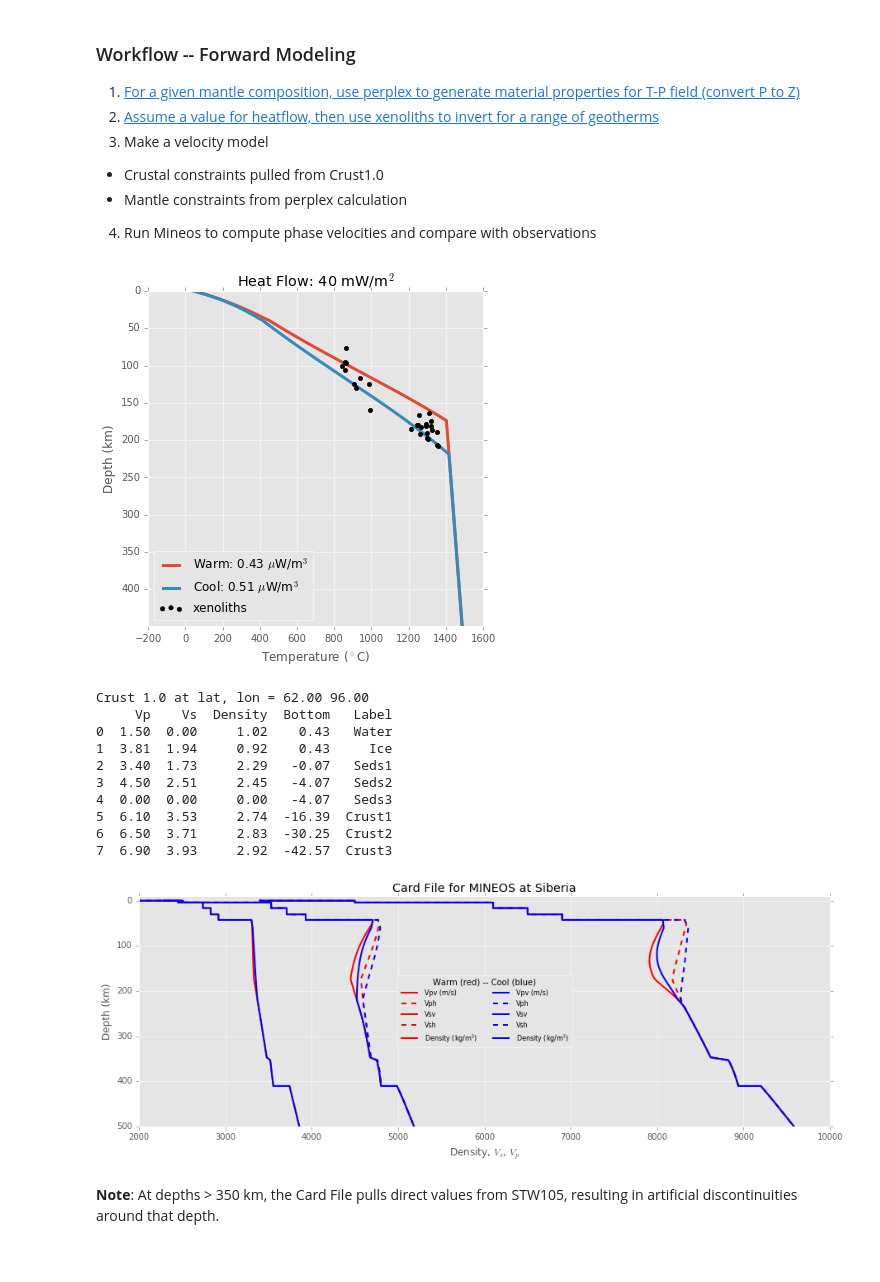
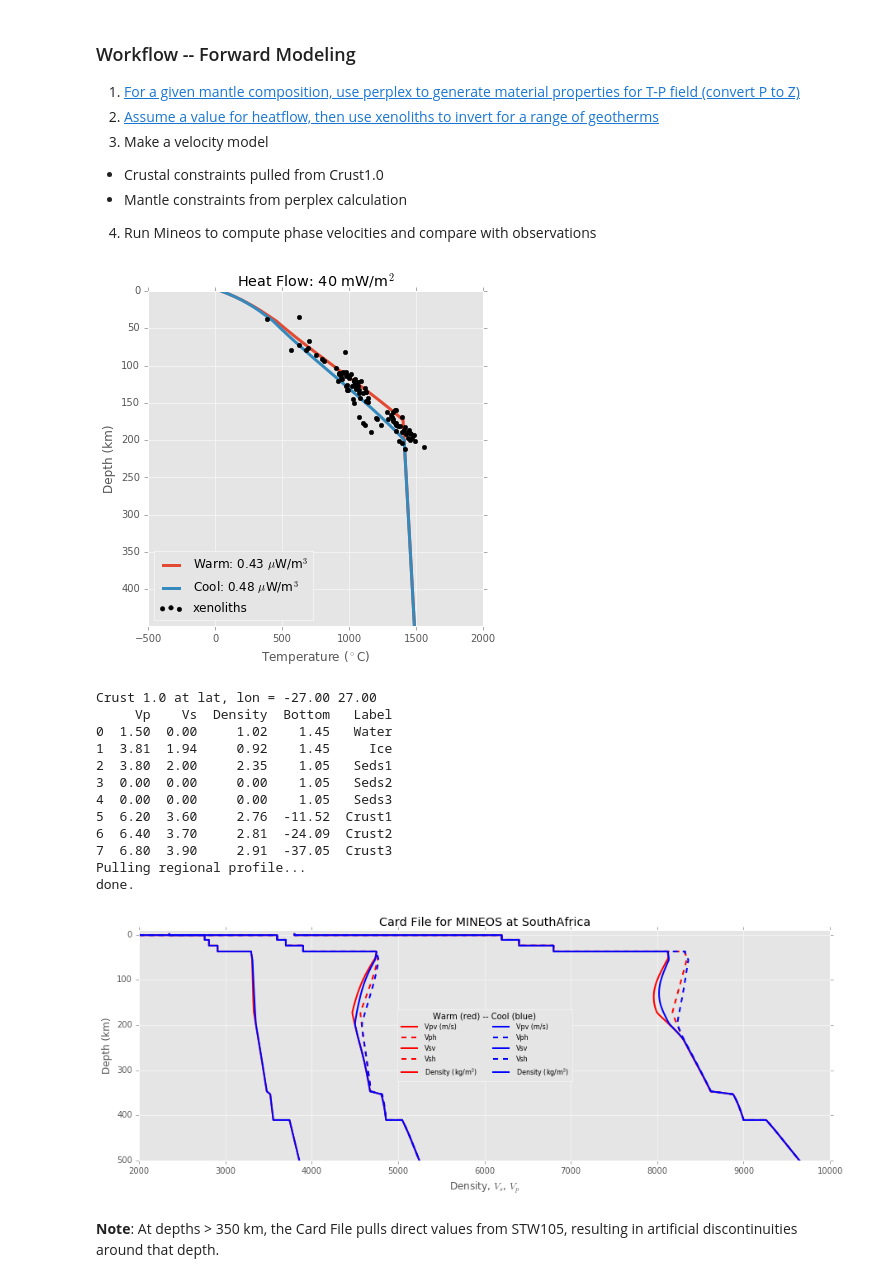
Before and after one commit to nmancinelli/ss-precursors, a Jupyter notebook: Forward_Modeling_Workflow.ipynb, the cells around one changed output. Drawn from its saved outputs; the diff is of its cells as text; code cells hidden in the pictures.

```diff
--- a/Forward_Modeling_Workflow.ipynb
+++ b/Forward_Modeling_Workflow.ipynb
@@ -16,7 +16,7 @@ from matplotlib import pylab as plt
 plt.style.use('ggplot')
 
 rocktype = 'dunite'
-location = 'Siberia'
+location = 'SouthAfrica'
 
 import pickle
 fin = open('perplex/%s_stx11/funs.pickle' % rocktype,'rb')
@@ -54,7 +54,7 @@ _ =plt.legend(loc=3)
 
 plt.savefig('img/%s_geotherm.eps' % location)
 # %% [output]
-[figure, old version]
+[figure, new version]
 # %%
 #Step 3 - Make velocity model and write to card file
 from matplotlib import pylab as plt
@@ -66,24 +66,28 @@ if "Colorado" in location:
     c  = CrustalModel('coloplat')
     zmoho = c.zmoho
     atten_file = 'seismic_JF10_gs10mm_Temp_AD0p40_TP1350_ZG155'
+    lat, lon = 36.,-110.
 
 elif "Slave" in location:
     from crust1.crust1 import Crust1
     c = Crust1().load('crust1/crustal_model_SlaveCraton.pickle').print()
     zmoho = abs(c.model.Bottom[7])
     atten_file = 'seismic_JF10_gs10mm_Temp_AD0p40_TP1350_ZG205'
+    lat, lon = 65.,-110.
 
 elif "Africa" in location:
     from crust1.crust1 import Crust1
     c = Crust1().load('crust1/crustal_model_SouthAfrica.pickle').print()
     zmoho = abs(c.model.Bottom[7])
     atten_file = 'seismic_JF10_gs10mm_Temp_AD0p40_TP1350_ZG205'
+    lat, lon = -27., 27.
 
 elif "Siberia" in location:
     from crust1.crust1 import Crust1
     c = Crust1().load('crust1/crustal_model_Siberia.pickle').print()
     zmoho = abs(c.model.Bottom[7])
     atten_file = 'seismic_JF10_gs10mm_Temp_AD0p40_TP1350_ZG205'
+    lat, lon = 62., 96.
 
 def extract_profile(fun, gt):
     from scipy.interpolate import interp1d
@@ -106,13 +110,15 @@ fqmu = AttenuationProfile(atten_file).setup_interpolation_functions()
 
 ls = ['red','blue']
 
+cf = CardFile().read('minos/STW105.txt')
+cf1 = CardFile().read('minos/STW105.txt')
+cf0 = cf1.regional_profile_from_kustow(lat=lat, lon=lon)
+
 for kk,tag in enumerate(gts):
     fvp_gt  = extract_profile(fvp, gts[tag])
     fvs_gt  = extract_profile(fvs, gts[tag])
     frho_gt = extract_profile(frho, gts[tag])
 
-    cf = CardFile().read('minos/STW105.txt')
-    cf0 = CardFile().read('minos/STW105.txt')
     cf0=cf0.set_mantle_region(fvp_gt, fvs_gt, frho_gt, zmoho=zmoho)
     cf0=cf0.set_mantle_attenuation(fqmu, zmoho=zmoho)
 
@@ -120,42 +126,44 @@ for kk,tag in enumerate(gts):
     if "Colorado" in location:
         cf0=cf0.set_crustal_region_shen(c.model, zmoho)
     else:
         cf0=cf0.set_crustal_region(c.model)
 
     cf0.write(filename='minos/%s.txt' % tag)
 
     plt.figure(2,figsize=(15,5))
     _ = plt.plot(cf0.df.Vpv, 6371-cf0.df.Radius/1000, lw = 2, label = 'Vpv (m/s)', c=ls[kk])
     _ = plt.plot(cf0.df.Vph, 6371-cf0.df.Radius/1000, lw = 2, label = 'Vph', c=ls[kk], ls ='--')
     #_ = plt.plot(cf.df.Vpv, 6371-cf.df.Radius/1000, '--k', lw = 0.5)
     _ = plt.ylim(500,0)
 
     _ = plt.plot(cf0.df.Vsv, 6371-cf0.df.Radius/1000,label='Vsv', lw=2, c=ls[kk])
     _ = plt.plot(cf0.df.Vsh, 6371-cf0.df.Radius/1000,label='Vsh', lw=2, c=ls[kk], ls ='--')
     #_ = plt.plot(cf.df.Vsv, 6371-cf.df.Radius/1000, '--k', lw = 0.5)
 
     _ = plt.plot(cf0.df.Density, 6371-cf0.df.Radius/1000,label='Density (kg/m$^3$)', lw=2, c=ls[kk])
     #_ = plt.plot(cf.df.Density, 6371-cf.df.Radius/1000, '--k', lw = 0.5)
 
 _ = plt.ylim(500,-10)
 _ = plt.xlim(2000, 10000)
 _ = plt.title("Card File for MINEOS at %s" % location)
 _ = plt.ylabel('Depth (km)')
 _ = plt.xlabel('Density, $V_s$, $V_p$')
 _ = plt.legend(ncol=2,fontsize=8,title='Warm (red) -- Cool (blue)', loc='best', handlelength=3)
 
 plt.savefig('img/%s_%s_cardfile.eps' % (location, rocktype) )
 # %% [output]
-Crust 1.0 at lat, lon = 62.00 96.00
+Crust 1.0 at lat, lon = -27.00 27.00
      Vp    Vs  Density  Bottom   Label
-0  1.50  0.00     1.02    0.43   Water
-1  3.81  1.94     0.92    0.43     Ice
-2  3.40  1.73     2.29   -0.07   Seds1
-3  4.50  2.51     2.45   -4.07   Seds2
-4  0.00  0.00     0.00   -4.07   Seds3
-5  6.10  3.53     2.74  -16.39  Crust1
-6  6.50  3.71     2.83  -30.25  Crust2
-7  6.90  3.93     2.92  -42.57  Crust3
+0  1.50  0.00     1.02    1.45   Water
+1  3.81  1.94     0.92    1.45     Ice
+2  3.80  2.00     2.35    1.05   Seds1
+3  0.00  0.00     0.00    1.05   Seds2
+4  0.00  0.00     0.00    1.05   Seds3
+5  6.20  3.60     2.76  -11.52  Crust1
+6  6.40  3.70     2.81  -24.09  Crust2
+7  6.80  3.90     2.91  -37.05  Crust3
+Pulling regional profile...
+done.
-[figure, old version]
+[figure, new version]
 # %% [markdown]
 **Note**: At depths > 350 km, the Card File pulls direct values from STW105, resulting in artificial discontinuities around that depth.
```
Also changed, not shown: parts of 2 cells of this notebook, 8 other files.
